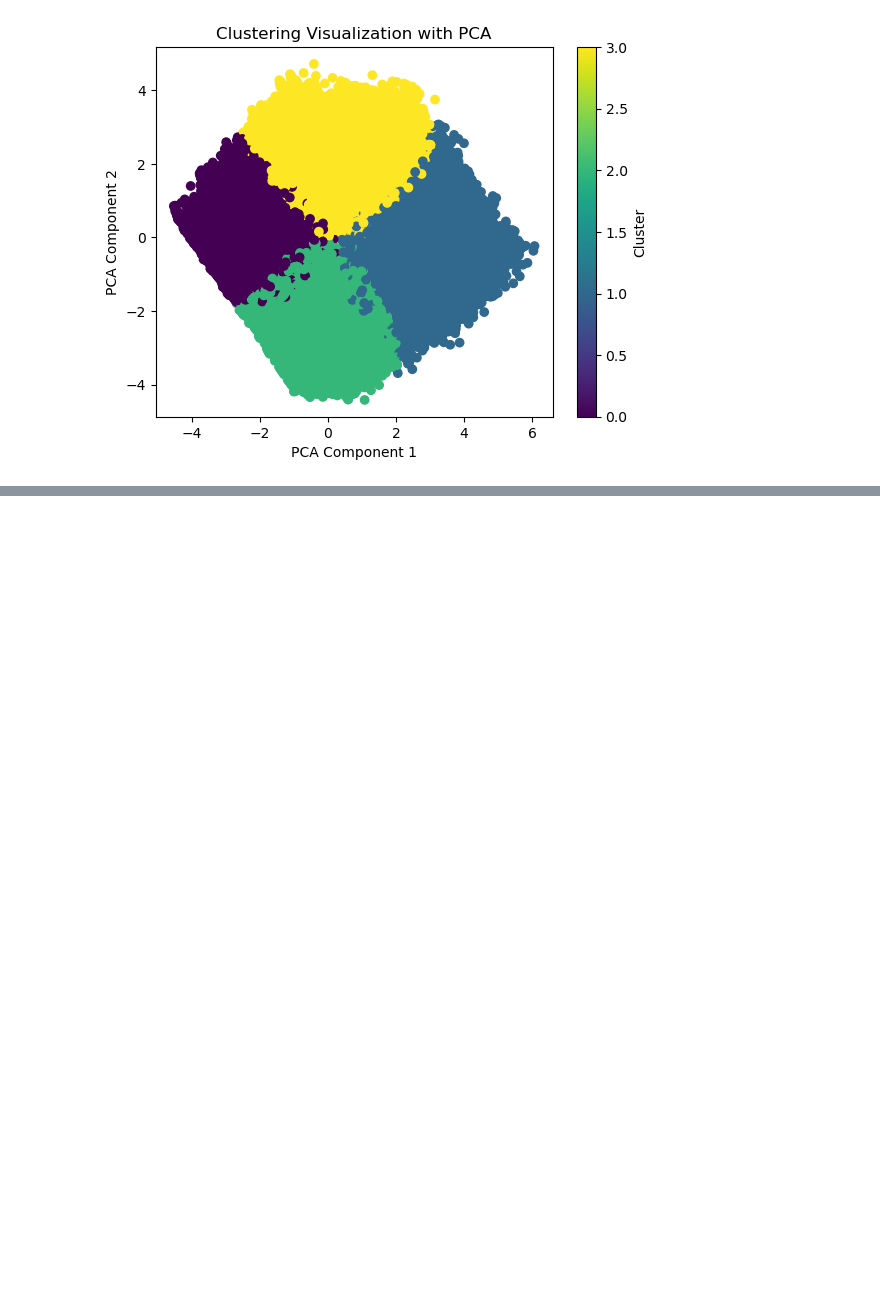
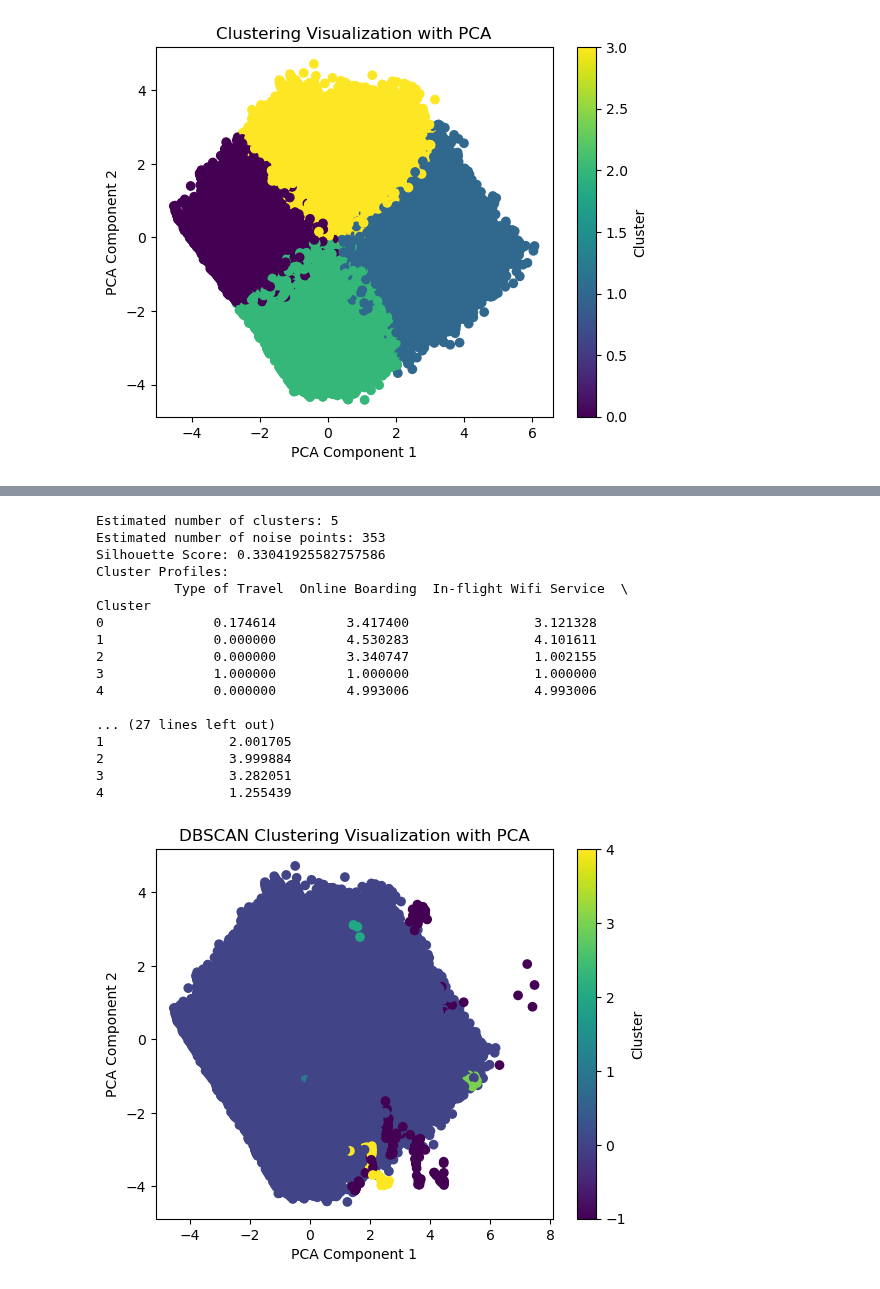
Before and after one commit to HWhr3000/F21DL_Coursework_grp2, a Jupyter notebook: documentation/week4/Clustering without data filter/Clustering_Selected_feature.ipynb, the cells around one changed output, grey strips where cells are left out. Drawn from its saved outputs; the diff is of its cells as text; code cells hidden in the pictures; blank space fills up the shorter version.

Commit message:
Changes to Base code + Cluster with new features.
Changes to Base code + Cluster with new features.

```diff
--- a/documentation/week4/Clustering without data filter/Clustering_Selected_feature.ipynb
+++ b/documentation/week4/Clustering without data filter/Clustering_Selected_feature.ipynb
@@ -176,0 +193,74 @@ Estimated number of noise points: 10458
+# %%
+import pandas as pd
+from sklearn.preprocessing import StandardScaler
+from sklearn.cluster import DBSCAN
+from sklearn.metrics import silhouette_score
+import matplotlib.pyplot as plt
+import numpy as np
+from sklearn.decomposition import PCA
+
+# Step 1: Remove 'Loyalty' from the dataset
+X_original = data.drop(columns=['Loyalty'])
+
+# Step 2: Standardize the Data
+scaler = StandardScaler()
+X_scaled = scaler.fit_transform(X_original)
+
+# Step 3: Implement DBSCAN with adjusted parameters to reduce the number of clusters
+eps_value = 3  # Try increasing the eps value
+min_samples_value = 30  # Try increasing min_samples to require more points per cluster
+
+# Fit DBSCAN
+dbscan = DBSCAN(eps=eps_value, min_samples=min_samples_value)
+labels = dbscan.fit_predict(X_scaled)
+
+# Calculate the number of clusters (excluding noise, which is labeled as -1)
+n_clusters = len(set(labels)) - (1 if -1 in labels else 0)
+n_noise = list(labels).count(-1)
+
+print(f"Estimated number of clusters: {n_clusters}")
+print(f"Estimated number of noise points: {n_noise}")
+
+# Calculate Silhouette Score if there are more than one clusters
+if n_clusters > 1:
+    silhouette_avg = silhouette_score(X_scaled, labels)
+    print(f"Silhouette Score: {silhouette_avg}")
+else:
+    print("Silhouette Score: Not applicable (only one cluster found)")
+
+# Step 4: Add Clustering Results to the Original Data
+X_original['Cluster'] = labels
+data['Cluster'] = labels
+
+# Step 5: Analyze Cluster Profiles (ignoring noise points if present)
+cluster_profiles = X_original[X_original['Cluster'] != -1].groupby('Cluster').mean()
+print("Cluster Profiles:\n", cluster_profiles)
+
+# Optional: Visualize clustering results using PCA
+pca = PCA(n_components=2)
+X_pca = pca.fit_transform(X_scaled)
+plt.scatter(X_pca[:, 0], X_pca[:, 1], c=labels, cmap='viridis', marker='o')
+plt.xlabel('PCA Component 1')
+plt.ylabel('PCA Component 2')
+plt.title('DBSCAN Clustering Visualization with PCA')
+plt.colorbar(label='Cluster')
+plt.show()
+# %% [output]
+Estimated number of clusters: 5
+Estimated number of noise points: 353
+Silhouette Score: 0.33041925582757586
+Cluster Profiles:
+          Type of Travel  Online Boarding  In-flight Wifi Service  \
+Cluster
+0              0.174614         3.417400                3.121328
+1              0.000000         4.530283                4.101611
+2              0.000000         3.340747                1.002155
+3              1.000000         1.000000                1.000000
+4              0.000000         4.993006                4.993006
+
+... (27 lines left out)
+1                2.001705
+2                3.999884
+3                3.282051
+4                1.255439
+[figure, added]
```
Also changed, not shown: parts of 3 cells of this notebook, 2 other files.
